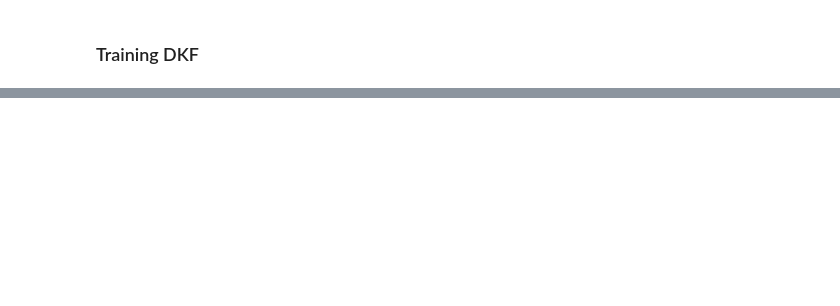
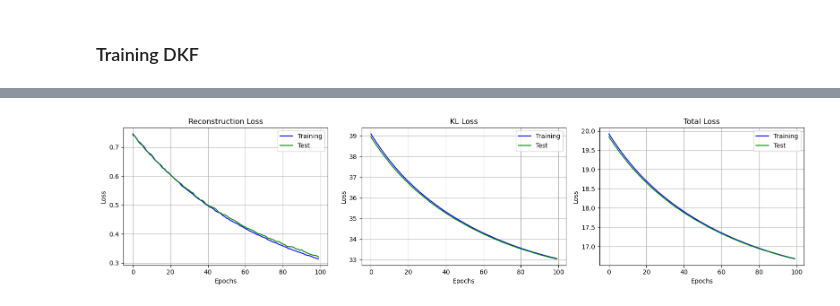
Before and after one commit to BenjaminDeporte/MVA_Stage, a Jupyter notebook: Train_DKF.ipynb, the cells around one changed output, grey strips where cells are left out. Saved outputs shown, nothing was run; the diff lists cells and outputs as text; code cells hidden in the pictures; blank space fills up the shorter version.

```diff
--- a/Train_DKF.ipynb
+++ b/Train_DKF.ipynb
@@ -917,9 +1073,14 @@ def train_step(model, optimizer, criterion, train_loader=train_loader, device=de
 # %%
 num_epochs = 100
+display_frequency = int(num_epochs / 20)
 # %%
 rec_losses = []
 kl_losses = []
 epoch_losses = []
+
+val_rec_losses = []
+val_kl_losses = []
+val_epoch_losses = []
 
 for i in range(num_epochs):
 
@@ -929,6 +1090,14 @@ for i in range(num_epochs):
     rec_losses.append(rec_loss)
     kl_losses.append(kl_loss)
     epoch_losses.append(epoch_loss)
+
+    # run test step
+    val_rec_loss, val_kl_loss, val_epoch_loss = test_step(dkf, optimizer, loss_fn)
+    # log results
+    val_rec_losses.append(val_rec_loss)
+    val_kl_losses.append(val_kl_loss)
+    val_epoch_losses.append(val_epoch_loss)
+
     # Print the losses for this epoch
-    if (i+1) % 10 == 0:
-        print(f"Epoch {i+1:>5}/{num_epochs} - Rec Loss: {rec_loss:.4e}, KL Loss: {kl_loss:.4e}, Total Loss: {epoch_loss:.4e}")
+    if (i+1) % display_frequency == 0:
+        print(f"Epoch {i+1:>5}/{num_epochs} - TRAINING : Rec Loss: {rec_loss:.4e}, KL Loss: {kl_loss:.4e}, Total Loss: {epoch_loss:.4e} - TEST : Rec Loss: {val_rec_loss:.4e}, KL Loss: {val_kl_loss:.4e}, Total Loss: {val_epoch_loss:.4e}")
@@ -935,24 +1125,33 @@ for i in range(num_epochs):
 # %%
 # Plot the losses
 
 fig, axs = plt.subplots(1, 3, figsize=(16, 4))
-axs[0].plot(torch.tensor(rec_losses).cpu().detach(), label='Rec Loss', color='blue')
+
+axs[0].plot(torch.tensor(rec_losses).cpu().detach(), label='Training', color='blue')
+axs[0].plot(torch.tensor(val_rec_losses).cpu().detach(), label='Test', color='green')
 axs[0].set_title('Reconstruction Loss')
 axs[0].set_xlabel('Epochs')
 axs[0].set_ylabel('Loss')
 axs[0].legend()
 axs[0].grid()
-axs[1].plot(torch.tensor(kl_losses).cpu().detach(), label='KL Loss', color='orange')
+
+axs[1].plot(torch.tensor(kl_losses).cpu().detach(), label='Training', color='blue')
+axs[1].plot(torch.tensor(val_kl_losses).cpu().detach(), label='Test', color='green')
 axs[1].set_title('KL Loss')
 axs[1].set_xlabel('Epochs')
 axs[1].set_ylabel('Loss')
 axs[1].legend()
 axs[1].grid()
-axs[2].plot(torch.tensor(epoch_losses).cpu().detach(), label='Total Loss', color='green')
+
+axs[2].plot(torch.tensor(epoch_losses).cpu().detach(), label='Training', color='blue')
+axs[2].plot(torch.tensor(val_epoch_losses).cpu().detach(), label='Test', color='green')
 axs[2].set_title('Total Loss')
 axs[2].set_xlabel('Epochs')
 axs[2].set_ylabel('Loss')
 axs[2].legend()
 axs[2].grid()
+
 plt.tight_layout()
 plt.show()
+# %% [output]
+[figure, added]
```
Also changed, not shown: parts of 30 cells of this notebook, 2 other files.
